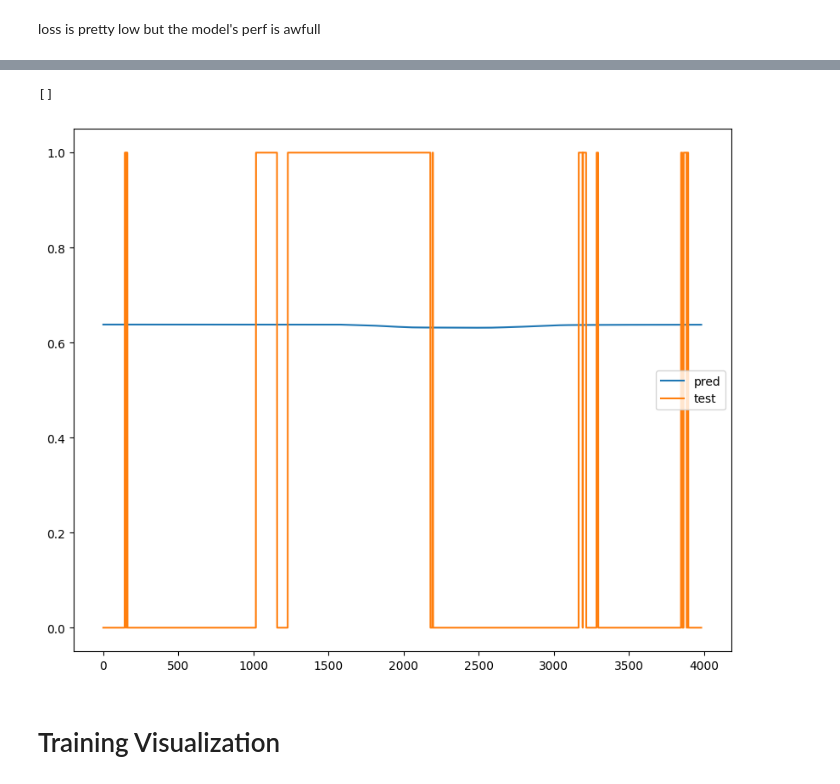
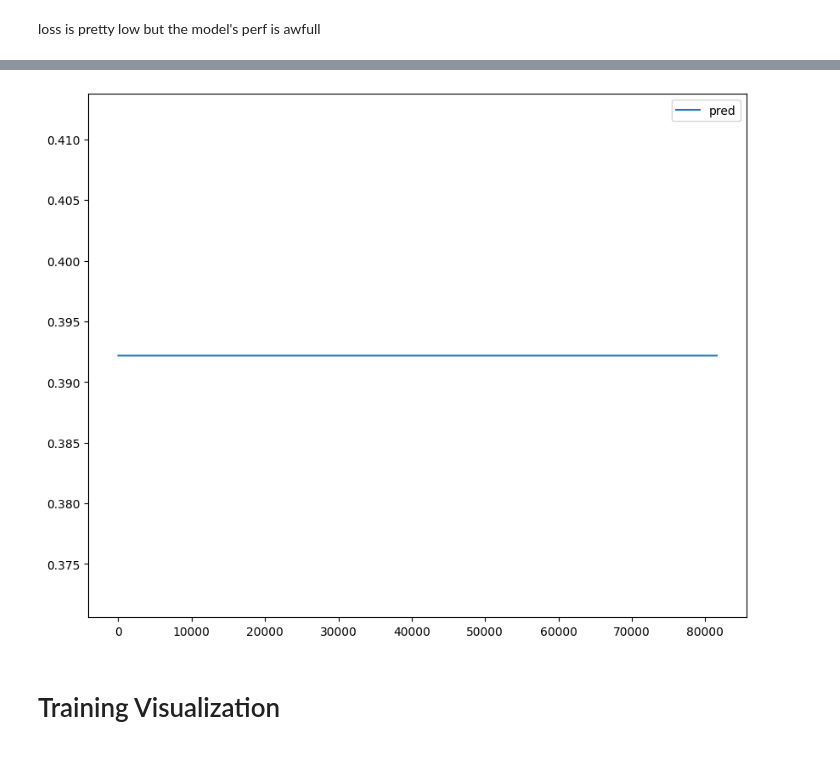
Before and after one commit to poloincognito/limit_order_book, a Jupyter notebook: notebooks/Filltime prediction.ipynb, the cells around one changed output, grey strips where cells are left out. Cells and saved outputs as stored; diff of their text form; code cells hidden in the pictures.

```diff
--- a/notebooks/Filltime prediction.ipynb
+++ b/notebooks/Filltime prediction.ipynb
@@ -277,6 +286,4 @@ bias_initializer
 # %%
-import tensorflow as tf
-
 class Encoder(tf.keras.Model):
     def __init__(self, filters, kernel_size_Q, kernel_size_K, kernel_size_V, units,
                  dilation_rate, num_heads, dropout_rate=0.1):
@@ -296,7 +303,7 @@ class Encoder(tf.keras.Model):
 
         # Multi-Head Attention layer with Layer Normalization
         self.multi_head_attention = tf.keras.layers.MultiHeadAttention(num_heads=num_heads, key_dim=units)
-        self.attention_norm = tf.keras.layers.LayerNormalization(epsilon=1e-6)
+        self.attention_norm = tf.keras.layers.LayerNormalization(epsilon=1e-4)
 
     def _create_conv_block(self, filters, kernel_size):
         """Helper function to create a convolutional block."""
@@ -329,7 +336,7 @@ class Encoder(tf.keras.Model):
         return attention_output
 # %%
 class Decoder(tf.keras.Model):
-    def __init__(self, units, num_dense_layers=10, dropout_rate=0.1):
+    def __init__(self, units, num_dense_layers=20, dropout_rate=0.1):
         super(Decoder, self).__init__()
 
         # Flatten layer
@@ -339,15 +346,15 @@ class Decoder(tf.keras.Model):
         self.dense_layers = []
         for _ in range(num_dense_layers):
             self.dense_layers.append(tf.keras.Sequential([
-                tf.keras.layers.Dense(units=32, activation='relu'),
+                tf.keras.layers.Dense(units=units, activation='relu'),
                 tf.keras.layers.BatchNormalization(),
                 tf.keras.layers.Dropout(dropout_rate)
             ]))
 
         # Self-Attention layers
-        self.attention_layers = [SeqSelfAttention(units=units, attention_activation='relu',
+        self.attention_layers = [SeqSelfAttention(units=i, attention_activation='relu',
                                                   attention_type=SeqSelfAttention.ATTENTION_TYPE_MUL)
-                                 for _ in range(2)]
+                                 for i in range(5)]
 
     def call(self, x):
         x = self.flatten(x)
@@ -401,11 +408,11 @@ print(X_train.shape, Y_train.shape)
 input_shape = (N+1, 23)
 output_shape = 1
 filters = 32
-units = 4
+units = 128
 kernel_size_Q, kernel_size_K, kernel_size_V = 4,4,4
-num_heads = 3
+num_heads = 32
 d_model = 2
-batch = 16
+batch = 8
 # %%
 # Create the model
 model = create_full_model(input_shape, filters, num_heads, d_model, units,
@@ -418,13 +425,13 @@ model.compile(optimizer=tf.keras.optimizers.legacy.RMSprop(learning_rate=0.001),
                        tf.keras.metrics.AUC(name='auc')])
 
 # Train the model with a validation set
-callback = tf.keras.callbacks.EarlyStopping(monitor='auc', patience=5)
+callback = tf.keras.callbacks.EarlyStopping(monitor='val_loss', patience=2)
 
 model.fit(x=X_train, y=Y_train,
           batch_size=batch,
           epochs=100,
           callbacks=[callback],
           class_weight=class_weights_dict,
-          validation_data=(X_test, Y_test))
+          validation_data=(X_val, Y_val))
 # %% [output]
 Epoch 1/100
@@ -449,12 +450,11 @@ Y_pred = model.predict(X_test)
 # %%
 plt.figure(figsize=(10,8))
 plt.plot(Y_pred, label='pred')
-plt.plot(Y_test, label='test')
+#plt.plot(Y_test, label='test')
 plt.legend()
-plt.plot()
+plt.show()
 # %% [output]
-[]
-[figure, old version]
+[figure, new version]
 # %% [markdown]
 # Training Visualization
 # %%
```
Also changed, not shown: parts of 18 cells of this notebook.
